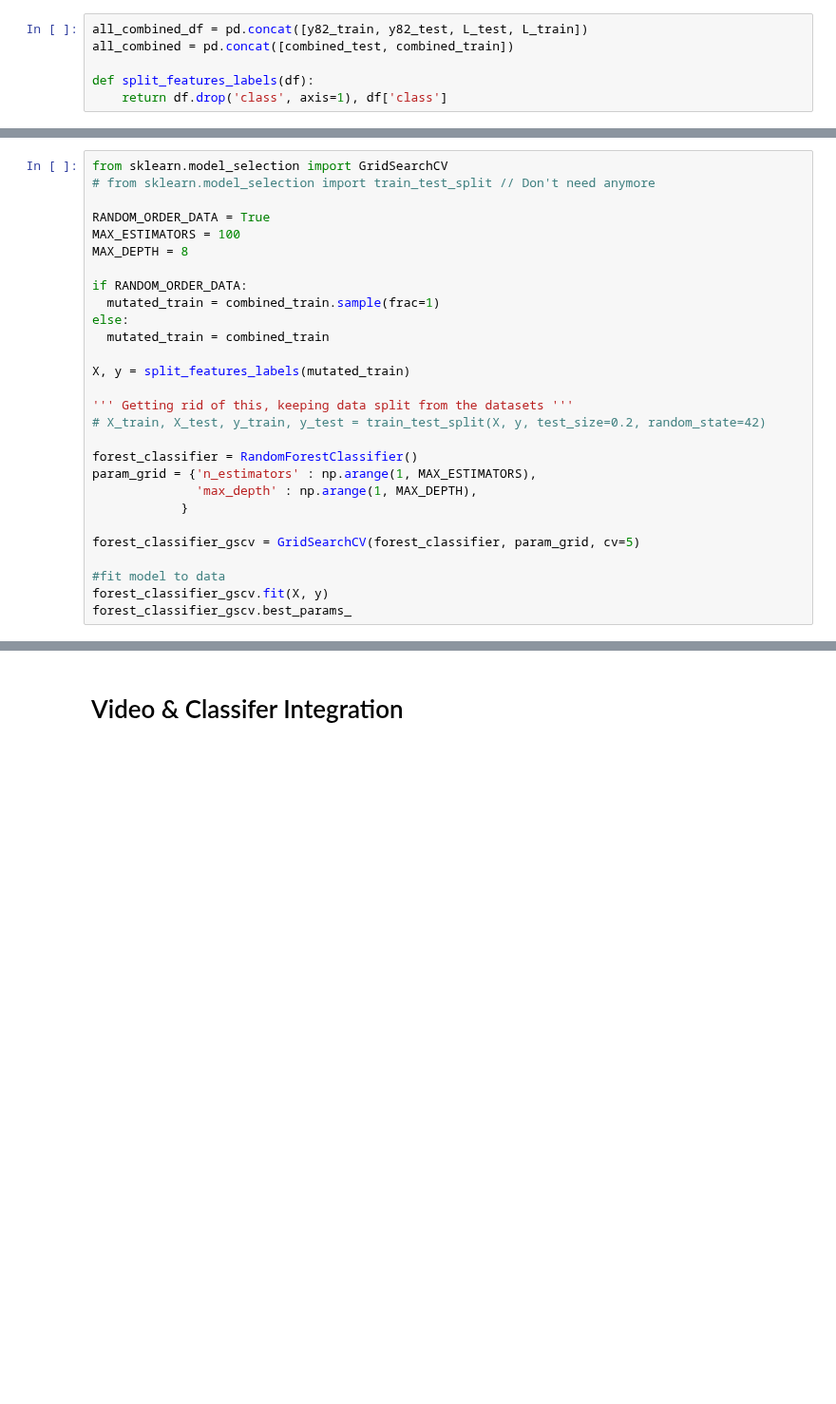
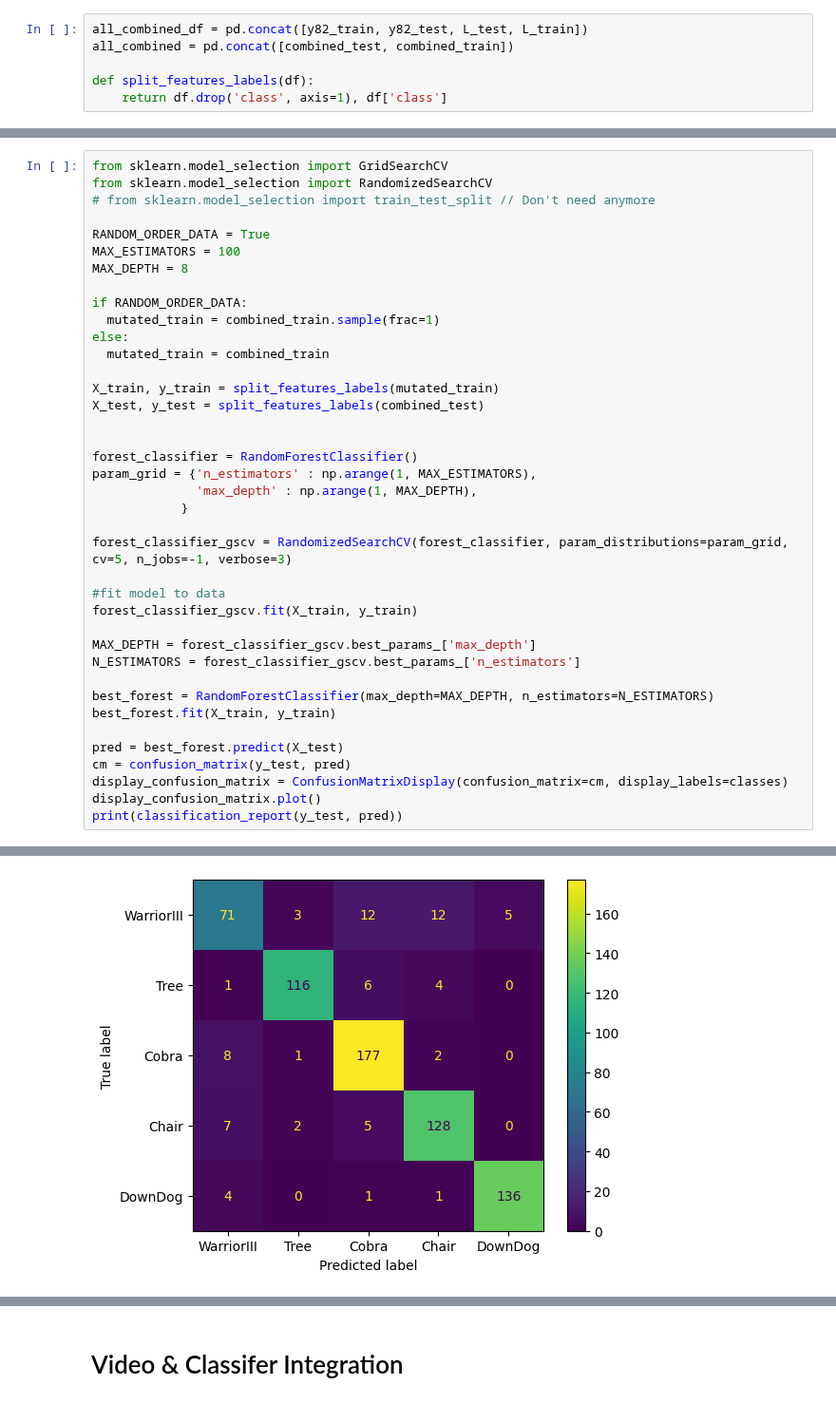
Before and after one commit to sogoodmo/ZenAI-3YP, a Jupyter notebook: JupyterNotebooks/FirstExample.ipynb, the cells around one changed output, grey strips where cells are left out. Shown at 95% size. Cells and saved outputs as stored; diff of their text form; blank space fills up the shorter version.

Commit message:
Finished all model bs. that took too long

```diff
--- a/JupyterNotebooks/FirstExample.ipynb
+++ b/JupyterNotebooks/FirstExample.ipynb
@@ -41,5 +40,6 @@ def split_features_labels(df):
 # %%
 from sklearn.model_selection import GridSearchCV
+from sklearn.model_selection import RandomizedSearchCV
 # from sklearn.model_selection import train_test_split // Don't need anymore
 
 RANDOM_ORDER_DATA = True
@@ -51,19 +51,29 @@ if RANDOM_ORDER_DATA:
 else:
   mutated_train = combined_train
 
-X, y = split_features_labels(mutated_train)
+X_train, y_train = split_features_labels(mutated_train)
+X_test, y_test = split_features_labels(combined_test)
 
-''' Getting rid of this, keeping data split from the datasets '''
-# X_train, X_test, y_train, y_test = train_test_split(X, y, test_size=0.2, random_state=42)
 
 forest_classifier = RandomForestClassifier()
 param_grid = {'n_estimators' : np.arange(1, MAX_ESTIMATORS),
               'max_depth' : np.arange(1, MAX_DEPTH),
             }
 
-forest_classifier_gscv = GridSearchCV(forest_classifier, param_grid, cv=5)
+forest_classifier_gscv = RandomizedSearchCV(forest_classifier, param_distributions=param_grid, cv=5, n_jobs=-1, verbose=3)
 
 #fit model to data
-forest_classifier_gscv.fit(X, y)
-forest_classifier_gscv.best_params_
+forest_classifier_gscv.fit(X_train, y_train)
+
+MAX_DEPTH = forest_classifier_gscv.best_params_['max_depth']
+N_ESTIMATORS = forest_classifier_gscv.best_params_['n_estimators']
+
+best_forest = RandomForestClassifier(max_depth=MAX_DEPTH, n_estimators=N_ESTIMATORS)
+best_forest.fit(X_train, y_train)
+
+pred = best_forest.predict(X_test)
+cm = confusion_matrix(y_test, pred)
+display_confusion_matrix = ConfusionMatrixDisplay(confusion_matrix=cm, display_labels=classes)
+display_confusion_matrix.plot()
+print(classification_report(y_test, pred))
 # %% [output]
@@ -70,0 +97 @@ KeyboardInterrupt:
+[figure, added]
```
Also changed, not shown: parts of 14 cells of this notebook, 23 other files.
